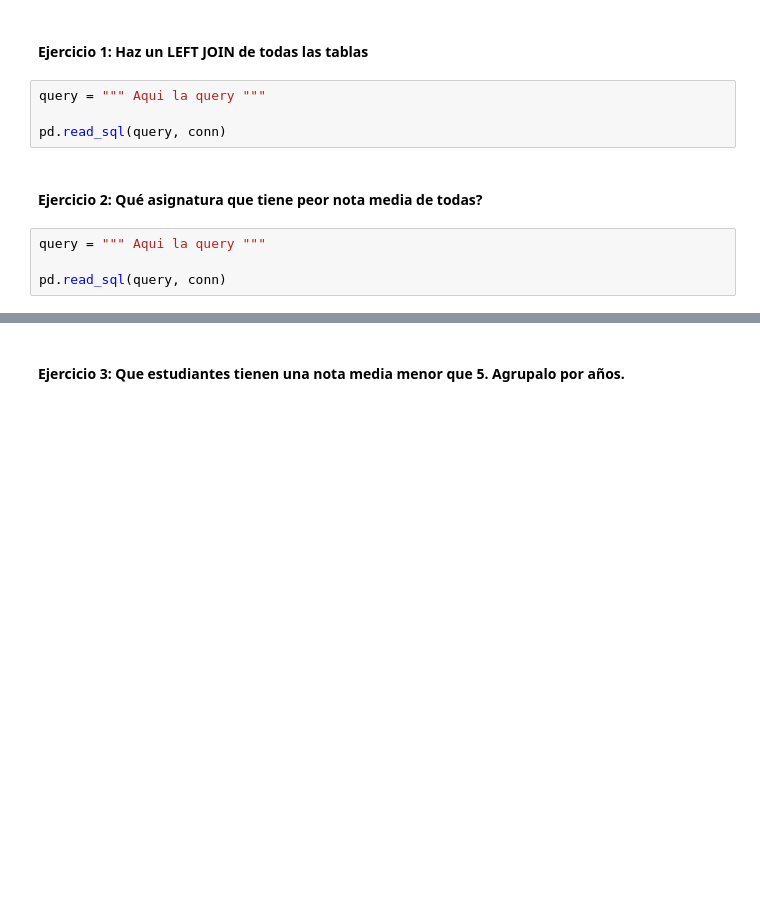
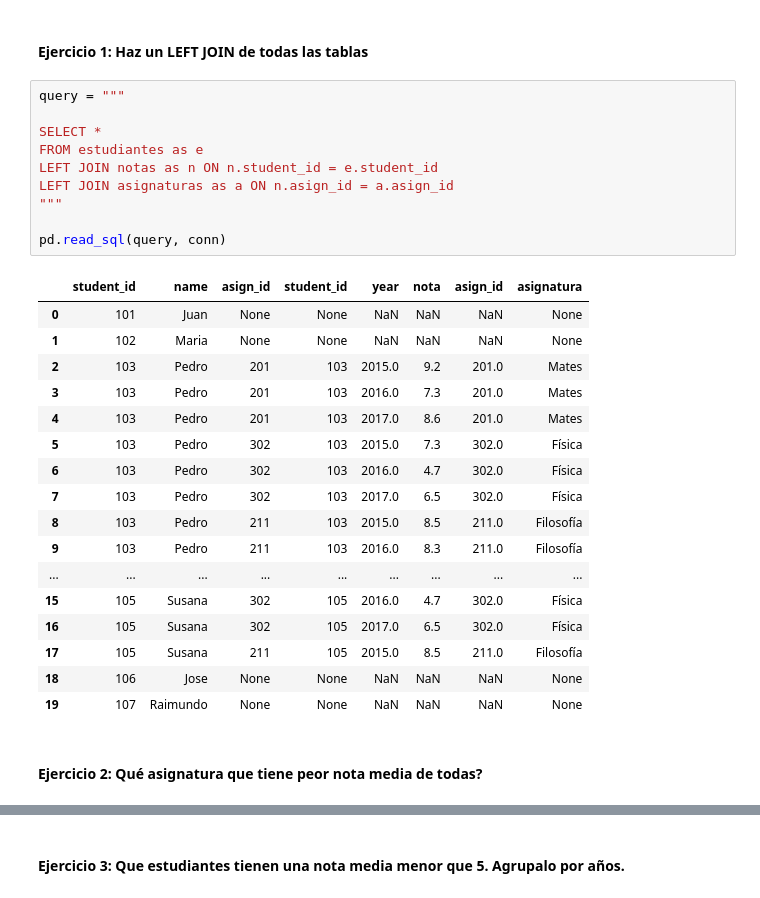
Before and after one commit to vianmarin/MADM-2017, a Jupyter notebook: 2-Bases de datos/1-Introducción al SQL/2 - Introducción al SQL - sesión 2.ipynb, the cells around one changed output, grey strips where cells are left out. Cells and saved outputs as stored; diff of their text form; blank space fills up the shorter version.

```diff
--- a/2-Bases de datos/1-Introducción al SQL/2 - Introducción al SQL - sesión 2.ipynb
+++ b/2-Bases de datos/1-Introducción al SQL/2 - Introducción al SQL - sesión 2.ipynb
@@ -253,12 +387,32 @@ df
 # %% [markdown]
 #### Ejercicio 1: Haz un LEFT JOIN de todas las tablas
-# %%
-query = """ Aqui la query """
-
-pd.read_sql(query, conn)
+# %%
+query = """
+
+SELECT *
+FROM estudiantes as e
+LEFT JOIN notas as n ON n.student_id = e.student_id
+LEFT JOIN asignaturas as a ON n.asign_id = a.asign_id
+"""
+
+pd.read_sql(query, conn)
+# %% [output]
+|  | student_id | name | asign_id | student_id | year | nota | asign_id | asignatura |
+| 0 | 101 | Juan | None | None | NaN | NaN | NaN | None |
+| 1 | 102 | Maria | None | None | NaN | NaN | NaN | None |
+| 2 | 103 | Pedro | 201 | 103 | 2015.0 | 9.2 | 201.0 | Mates |
+| 3 | 103 | Pedro | 201 | 103 | 2016.0 | 7.3 | 201.0 | Mates |
+| 4 | 103 | Pedro | 201 | 103 | 2017.0 | 8.6 | 201.0 | Mates |
+| 5 | 103 | Pedro | 302 | 103 | 2015.0 | 7.3 | 302.0 | Física |
+| 6 | 103 | Pedro | 302 | 103 | 2016.0 | 4.7 | 302.0 | Física |
+| 7 | 103 | Pedro | 302 | 103 | 2017.0 | 6.5 | 302.0 | Física |
+| 8 | 103 | Pedro | 211 | 103 | 2015.0 | 8.5 | 211.0 | Filosofía |
+| 9 | 103 | Pedro | 211 | 103 | 2016.0 | 8.3 | 211.0 | Filosofía |
+| ... | ... | ... | ... | ... | ... | ... | ... | ... |
+| 15 | 105 | Susana | 302 | 105 | 2016.0 | 4.7 | 302.0 | Física |
+| 16 | 105 | Susana | 302 | 105 | 2017.0 | 6.5 | 302.0 | Física |
+| 17 | 105 | Susana | 211 | 105 | 2015.0 | 8.5 | 211.0 | Filosofía |
+| 18 | 106 | Jose | None | None | NaN | NaN | NaN | None |
+| 19 | 107 | Raimundo | None | None | NaN | NaN | NaN | None |
 # %% [markdown]
 #### Ejercicio 2: Qué asignatura que tiene peor nota media de todas?
-# %%
-query = """ Aqui la query """
-
-pd.read_sql(query, conn)
```
Also changed, not shown: parts of 23 cells of this notebook, 4 other files.
